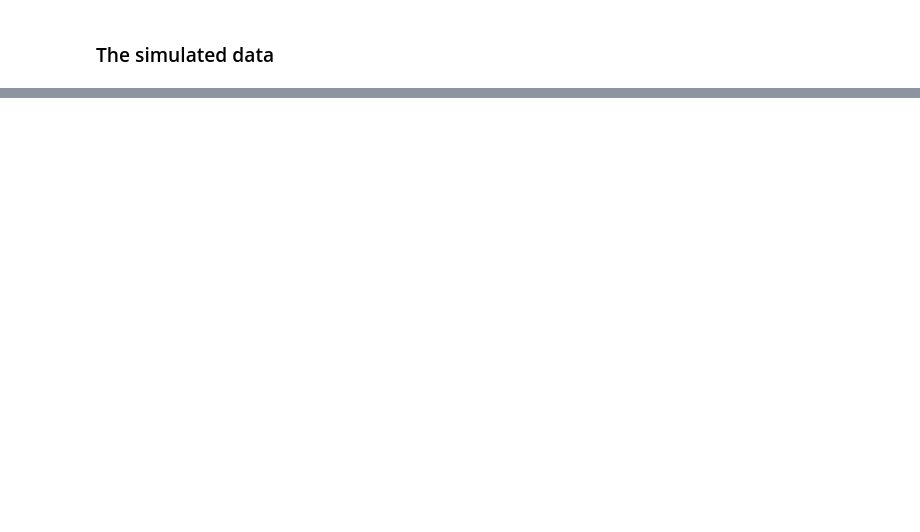
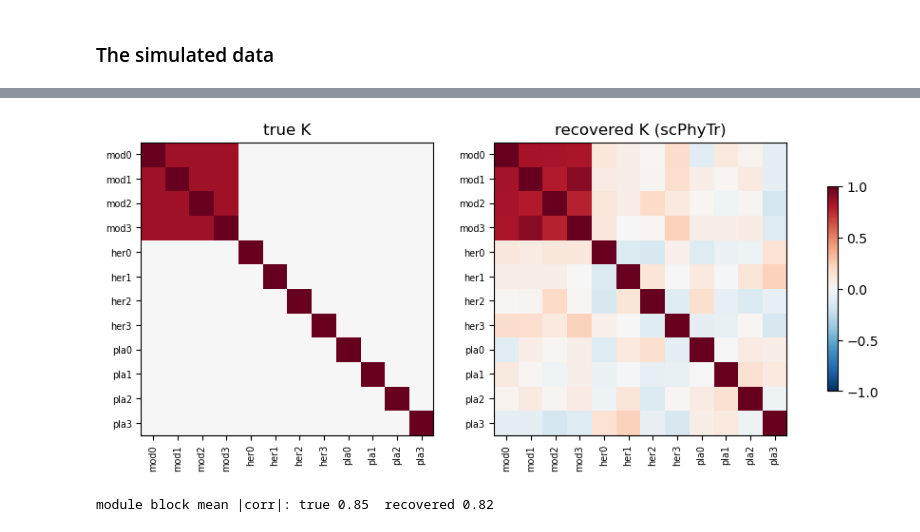
Before and after one commit to pedrofale/scPhyTr, a Jupyter notebook: notebooks/scphytr_roundtrip.ipynb, the cells around one changed output, grey strips where cells are left out. Cells and saved outputs as stored; diff of their text form; code cells hidden in the pictures; blank space fills up the shorter version.

```diff
--- a/notebooks/scphytr_roundtrip.ipynb
+++ b/notebooks/scphytr_roundtrip.ipynb
@@ -163,0 +134,16 @@ is what keeps that recovery honest at low sequencing depth. The full study is in
+# %%
+# gene-gene co-evolution: true vs recovered K
+fig, ax = plt.subplots(1, 2, figsize=(11, 4))
+for a, (M, t) in zip(ax, [(adata.uns["true_K_corr"], "true K"),
+                          (adata.uns["K_corr"], "recovered K (scPhyTr)")]):
+    im = a.imshow(M, cmap="RdBu_r", vmin=-1, vmax=1)
+    a.set_xticks(range(12)); a.set_xticklabels(names, rotation=90, fontsize=7)
+    a.set_yticks(range(12)); a.set_yticklabels(names, fontsize=7); a.set_title(t)
+fig.colorbar(im, ax=ax, shrink=0.7); plt.show()
+
+mod = np.arange(4); iu = np.triu_indices(4, 1)
+print(f"module block mean |corr|: true {np.abs(adata.uns['true_K_corr'][np.ix_(mod,mod)][iu]).mean():.2f}"
+      f"  recovered {np.abs(adata.uns['K_corr'][np.ix_(mod,mod)][iu]).mean():.2f}")
+# %% [output]
+[figure, added]
+module block mean |corr|: true 0.85  recovered 0.82
```
Also changed, not shown: parts of 24 cells of this notebook, 1 other file.
